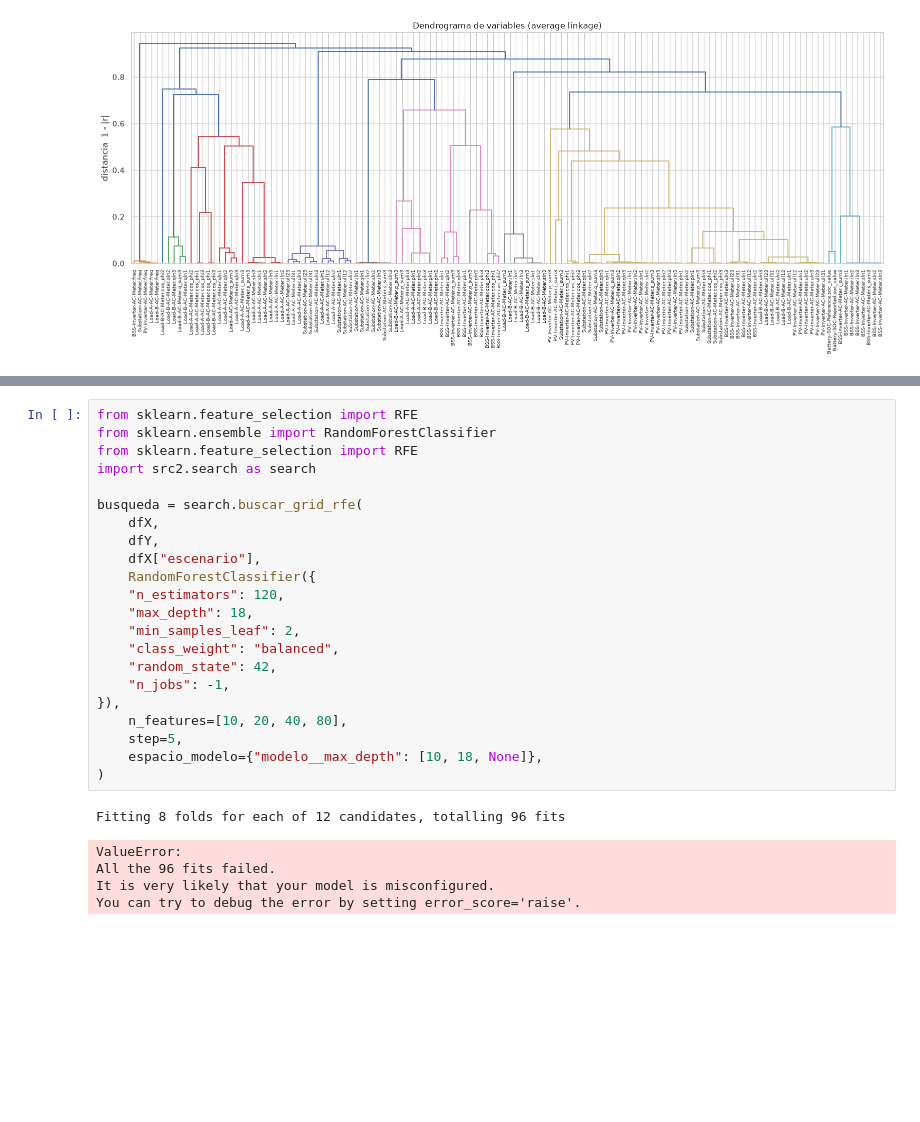
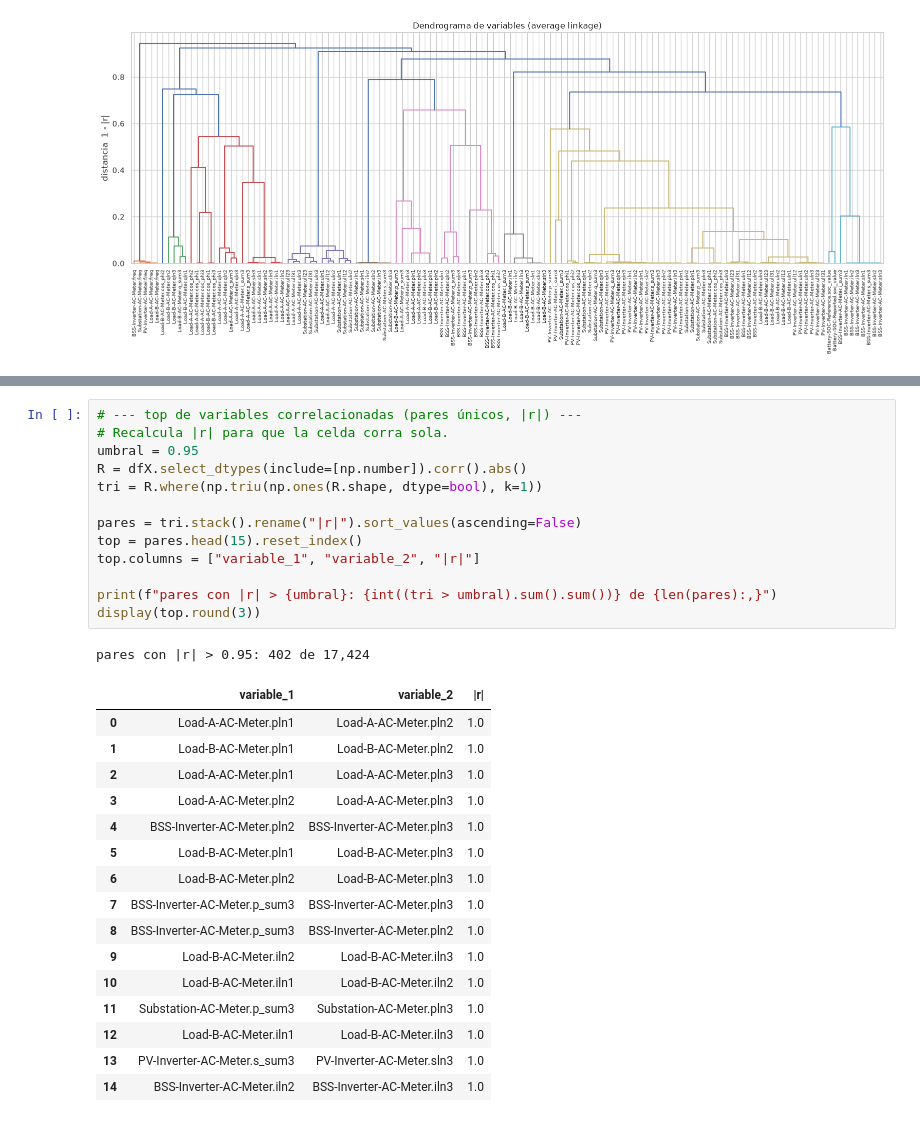
Before and after one commit to maxiricalde/data4cyber, a Jupyter notebook: Colab/EDA.ipynb, the cells around one changed output, grey strips where cells are left out. Saved outputs shown, nothing was run; the diff lists cells and outputs as text; blank space fills up the shorter version.

```diff
--- a/Colab/EDA.ipynb
+++ b/Colab/EDA.ipynb
@@ -550,28 +254,31 @@ combinación 12/12: {'block__n_components': 0.99, 'block__t': 0.5}
-# %%
-from sklearn.feature_selection import RFE
-from sklearn.ensemble import RandomForestClassifier
-from sklearn.feature_selection import RFE
-import src2.search as search
-
-busqueda = search.buscar_grid_rfe(
-    dfX,
-    dfY,
-    dfX["escenario"],
-    RandomForestClassifier({
-    "n_estimators": 120,
-    "max_depth": 18,
-    "min_samples_leaf": 2,
-    "class_weight": "balanced",
-    "random_state": 42,
-    "n_jobs": -1,
-}),
-    n_features=[10, 20, 40, 80],
-    step=5,
-    espacio_modelo={"modelo__max_depth": [10, 18, None]},
-)
-# %% [output]
-Fitting 8 folds for each of 12 candidates, totalling 96 fits
-ValueError:
-All the 96 fits failed.
-It is very likely that your model is misconfigured.
-You can try to debug the error by setting error_score='raise'.
+# %%
+# --- top de variables correlacionadas (pares únicos, |r|) ---
+# Recalcula |r| para que la celda corra sola.
+umbral = 0.95
+R = dfX.select_dtypes(include=[np.number]).corr().abs()
+tri = R.where(np.triu(np.ones(R.shape, dtype=bool), k=1))
+
+pares = tri.stack().rename("|r|").sort_values(ascending=False)
+top = pares.head(15).reset_index()
+top.columns = ["variable_1", "variable_2", "|r|"]
+
+print(f"pares con |r| > {umbral}: {int((tri > umbral).sum().sum())} de {len(pares):,}")
+display(top.round(3))
+# %% [output]
+pares con |r| > 0.95: 402 de 17,424
+|  | variable_1 | variable_2 | |r| |
+| 0 | Load-A-AC-Meter.pln1 | Load-A-AC-Meter.pln2 | 1.0 |
+| 1 | Load-B-AC-Meter.pln1 | Load-B-AC-Meter.pln2 | 1.0 |
+| 2 | Load-A-AC-Meter.pln1 | Load-A-AC-Meter.pln3 | 1.0 |
+| 3 | Load-A-AC-Meter.pln2 | Load-A-AC-Meter.pln3 | 1.0 |
+| 4 | BSS-Inverter-AC-Meter.pln2 | BSS-Inverter-AC-Meter.pln3 | 1.0 |
+| 5 | Load-B-AC-Meter.pln1 | Load-B-AC-Meter.pln3 | 1.0 |
+| 6 | Load-B-AC-Meter.pln2 | Load-B-AC-Meter.pln3 | 1.0 |
+| 7 | BSS-Inverter-AC-Meter.p_sum3 | BSS-Inverter-AC-Meter.pln3 | 1.0 |
+| 8 | BSS-Inverter-AC-Meter.p_sum3 | BSS-Inverter-AC-Meter.pln2 | 1.0 |
+| 9 | Load-B-AC-Meter.iln2 | Load-B-AC-Meter.iln3 | 1.0 |
+| 10 | Load-B-AC-Meter.iln1 | Load-B-AC-Meter.iln2 | 1.0 |
+| 11 | Substation-AC-Meter.p_sum3 | Substation-AC-Meter.pln3 | 1.0 |
+| 12 | Load-B-AC-Meter.iln1 | Load-B-AC-Meter.iln3 | 1.0 |
+| 13 | PV-Inverter-AC-Meter.s_sum3 | PV-Inverter-AC-Meter.sln3 | 1.0 |
+| 14 | BSS-Inverter-AC-Meter.iln2 | BSS-Inverter-AC-Meter.iln3 | 1.0 |
```
Also changed, not shown: parts of 30 cells of this notebook, 21 other files.
